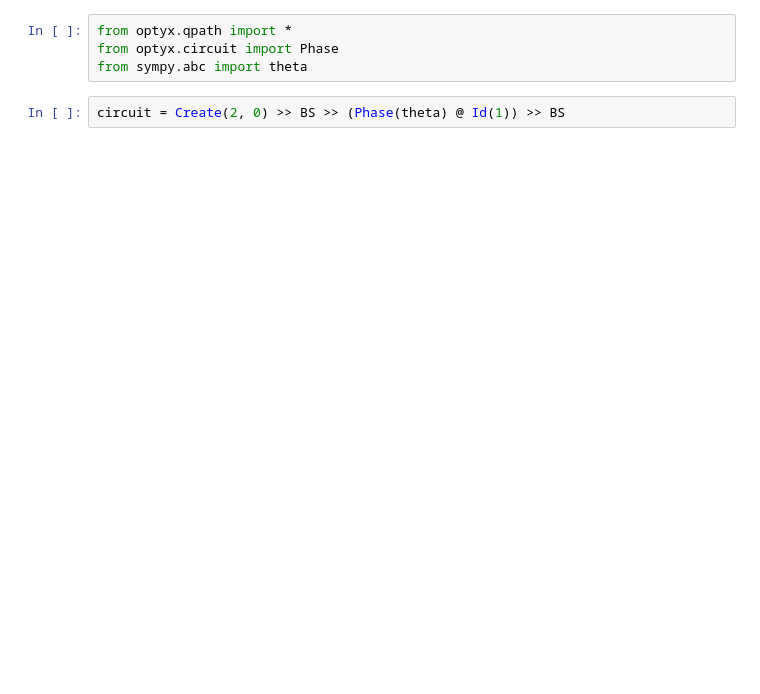
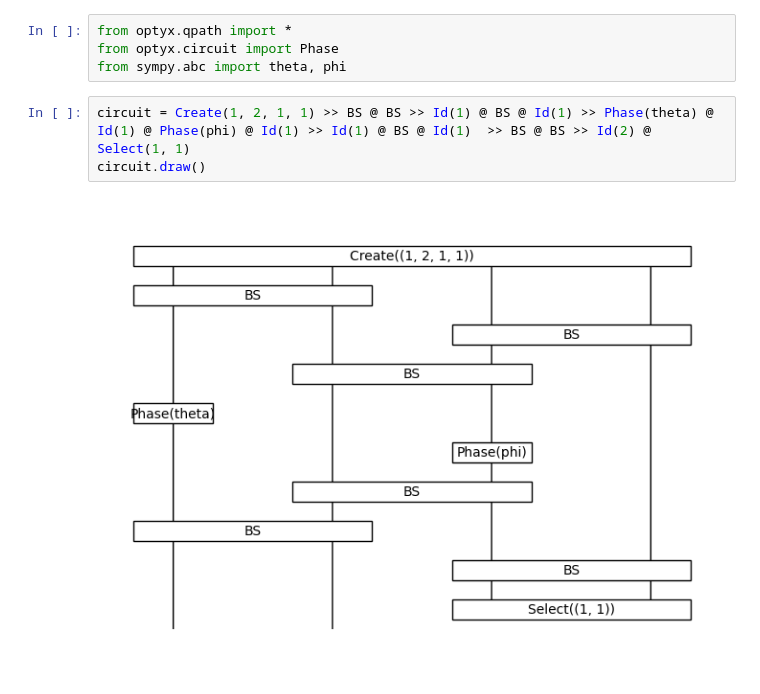
Before and after one commit to daydream6728/discopy, a Jupyter notebook: docs/notebooks/optyx/bosonic-vqe.ipynb, the cells around one changed output. Cells and saved outputs as stored; diff of their text form; blank space fills up the shorter version.

```diff
--- a/docs/notebooks/optyx/bosonic-vqe.ipynb
+++ b/docs/notebooks/optyx/bosonic-vqe.ipynb
@@ -1,7 +1,10 @@
 # %%
 from optyx.qpath import *
 from optyx.circuit import Phase
-from sympy.abc import theta
+from sympy.abc import theta, phi
 # %%
-circuit = Create(2, 0) >> BS >> (Phase(theta) @ Id(1)) >> BS
+circuit = Create(1, 2, 1, 1) >> BS @ BS >> Id(1) @ BS @ Id(1) >> Phase(theta) @ Id(1) @ Phase(phi) @ Id(1) >> Id(1) @ BS @ Id(1)  >> BS @ BS >> Id(2) @ Select(1, 1)
+circuit.draw()
+# %% [output]
+[figure, added]
 # %%
```
Also changed, not shown: parts of 9 cells of this notebook.
